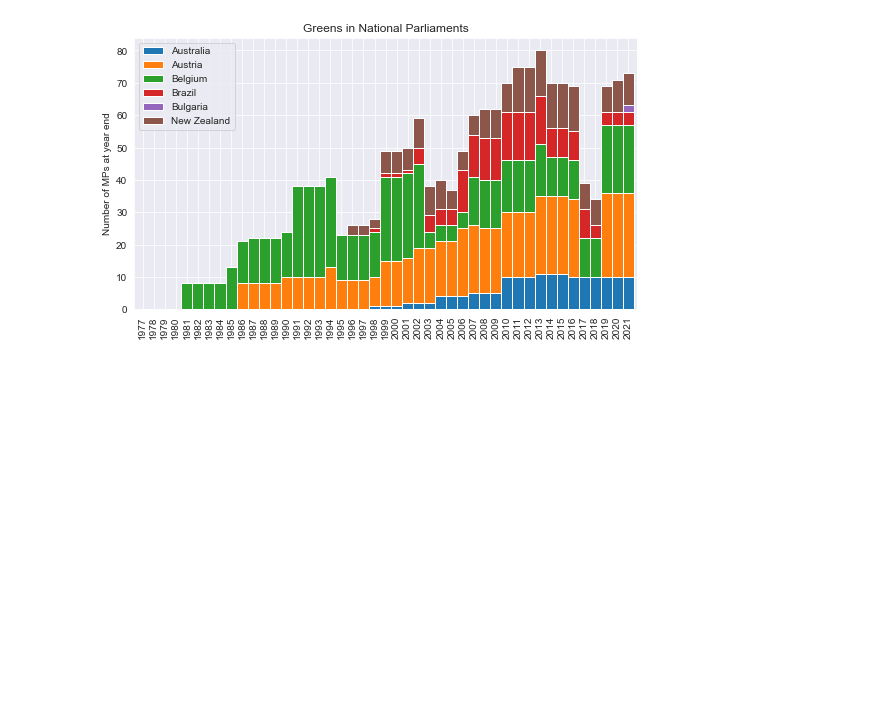
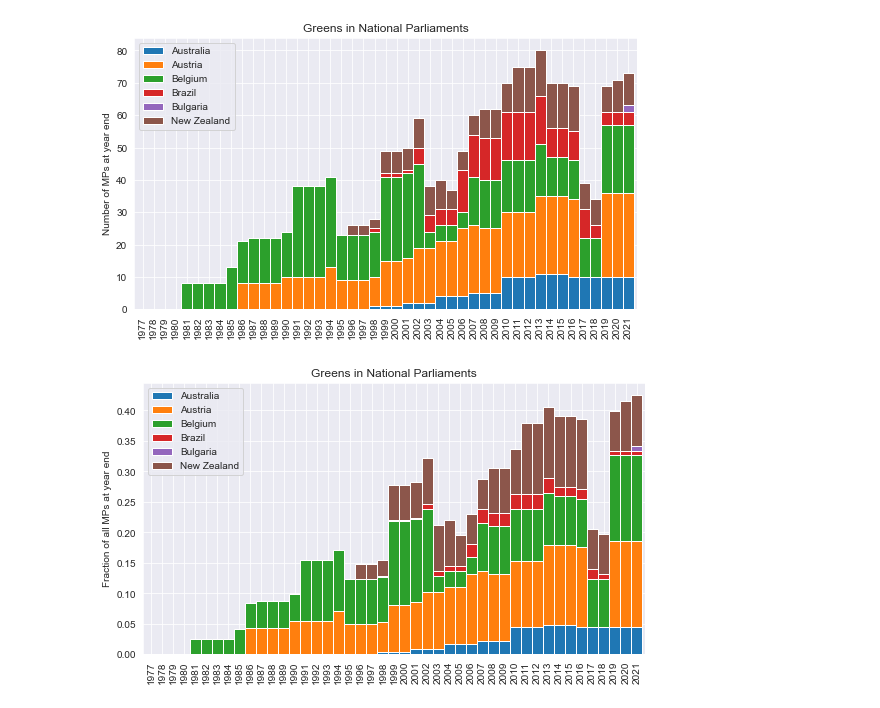
Before and after one commit to DamienIrving/election-analysis, a Jupyter notebook: analysis/global.ipynb, the cells around one changed output. Cells and saved outputs as stored; diff of their text form; code cells hidden in the pictures; blank space fills up the shorter version.

Commit message:
Added parliamentary fraction

```diff
--- a/analysis/global.ipynb
+++ b/analysis/global.ipynb
@@ -126,7 +189,7 @@ mps['Bulgaria'] = {
 
 https://en.wikipedia.org/wiki/Green_Party_of_Aotearoa_New_Zealand
 # %%
-mps['New Zealand'] = {
+greens_mps['New Zealand'] = {
     1990: 0,
     1993: 0,
     1996: 3,
@@ -139,6 +202,20 @@ mps['New Zealand'] = {
     2017: 8,
     2020: 10,
 }
+
+total_mps['New Zealand'] = {
+    1990: 97,
+    1993: 99,
+    1996: 120,
+    1999: 120,
+    2002: 120,
+    2005: 121,
+    2008: 122,
+    2011: 121,
+    2014: 121,
+    2017: 120,
+    2020: 120,
+}
 # %%
 years = np.arange(1977, 2022)
 countries = [
@@ -162,6 +239,8 @@ def fill_mps_list(mps_dict, years):
 
     return np.array(mps_list)
 # %%
-mps_arrays = {}
+greens_mps_arrays = {}
+total_mps_arrays = {}
 for country in countries:
-    mps_arrays[country] = fill_mps_list(mps[country], years)
+    greens_mps_arrays[country] = fill_mps_list(greens_mps[country], years)
+    total_mps_arrays[country] = fill_mps_list(total_mps[country], years)
@@ -190,0 +247,5 @@ df
+# %%
+greens_df = pd.DataFrame(greens_mps_arrays)
+greens_df = greens_df.set_index(years)
+greens_df = greens_df[countries]
+greens_df
@@ -196,5 +275,18 @@ plt.savefig('global.png', dpi=300, bbox_inches='tight')
 # %% [output]
 [figure]
+# %%
+total_df = pd.DataFrame(total_mps_arrays)
+total_df = total_df.set_index(years)
+total_df = total_df[countries]
+
+greens_fraction_df = greens_df / total_df
+# %%
+greens_fraction_df.plot(kind='bar', stacked=True, figsize=(9,5), width=1)
+plt.title("Greens in National Parliaments")
+plt.ylabel("Fraction of all MPs at year end")
+plt.savefig('global_greens_parliament_fractions.png', dpi=300, bbox_inches='tight')
+# %% [output]
+[figure, added]
 # %%
 # Scraps
 # %%
```
Also changed, not shown: parts of 9 cells of this notebook.
